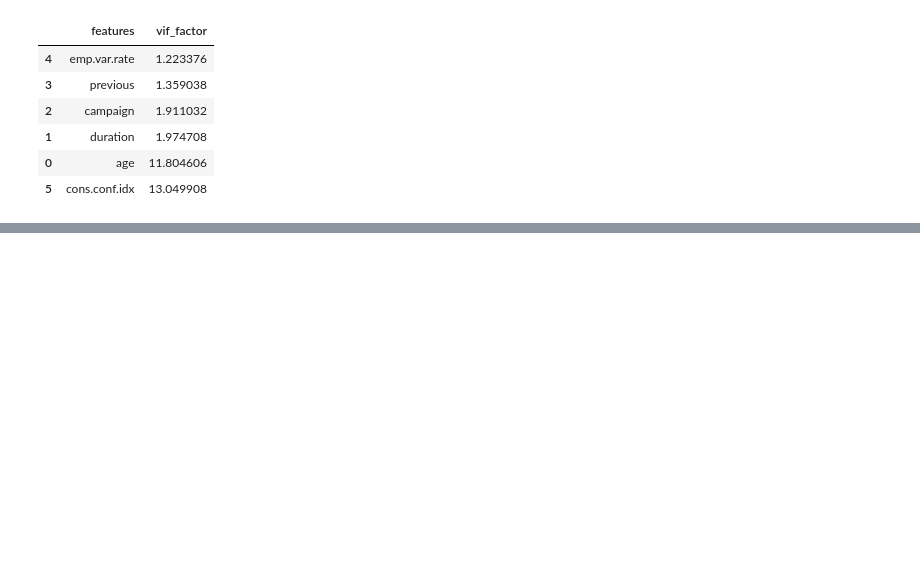
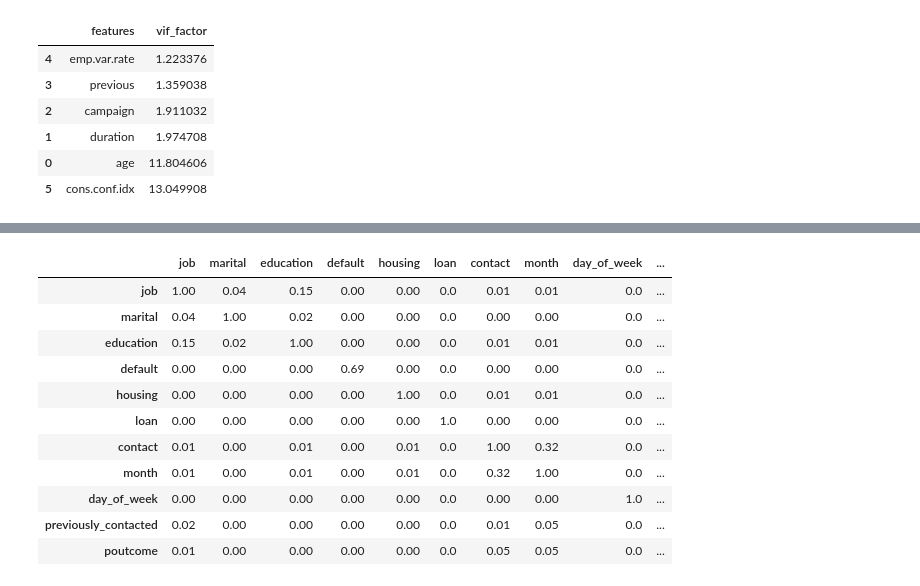
Before and after one commit to KISEE41/Banking-Marketing-Target, a Jupyter notebook: descriptive_analysis_of_variables.ipynb, the cells around one changed output, grey strips where cells are left out. Cells and saved outputs as stored; diff of their text form; code cells hidden in the pictures; blank space fills up the shorter version.

```diff
--- a/descriptive_analysis_of_variables.ipynb
+++ b/descriptive_analysis_of_variables.ipynb
@@ -444,0 +514,16 @@ display(vif_factor(numerical_columns))
+# %%
+association_result = create_association_matrix(categorical_columns.drop("y", axis=1))
+display(association_result)
+# %% [output]
+|  | job | marital | education | default | housing | loan | contact | month | day_of_week | ... |
+| job | 1.00 | 0.04 | 0.15 | 0.00 | 0.00 | 0.0 | 0.01 | 0.01 | 0.0 | ... |
+| marital | 0.04 | 1.00 | 0.02 | 0.00 | 0.00 | 0.0 | 0.00 | 0.00 | 0.0 | ... |
+| education | 0.15 | 0.02 | 1.00 | 0.00 | 0.00 | 0.0 | 0.01 | 0.01 | 0.0 | ... |
+| default | 0.00 | 0.00 | 0.00 | 0.69 | 0.00 | 0.0 | 0.00 | 0.00 | 0.0 | ... |
+| housing | 0.00 | 0.00 | 0.00 | 0.00 | 1.00 | 0.0 | 0.01 | 0.01 | 0.0 | ... |
+| loan | 0.00 | 0.00 | 0.00 | 0.00 | 0.00 | 1.0 | 0.00 | 0.00 | 0.0 | ... |
+| contact | 0.01 | 0.00 | 0.01 | 0.00 | 0.01 | 0.0 | 1.00 | 0.32 | 0.0 | ... |
+| month | 0.01 | 0.00 | 0.01 | 0.00 | 0.01 | 0.0 | 0.32 | 1.00 | 0.0 | ... |
+| day_of_week | 0.00 | 0.00 | 0.00 | 0.00 | 0.00 | 0.0 | 0.00 | 0.00 | 1.0 | ... |
+| previously_contacted | 0.02 | 0.00 | 0.00 | 0.00 | 0.00 | 0.0 | 0.01 | 0.05 | 0.0 | ... |
+| poutcome | 0.01 | 0.00 | 0.00 | 0.00 | 0.00 | 0.0 | 0.05 | 0.05 | 0.0 | ... |
```
Also changed, not shown: parts of 11 cells of this notebook.
